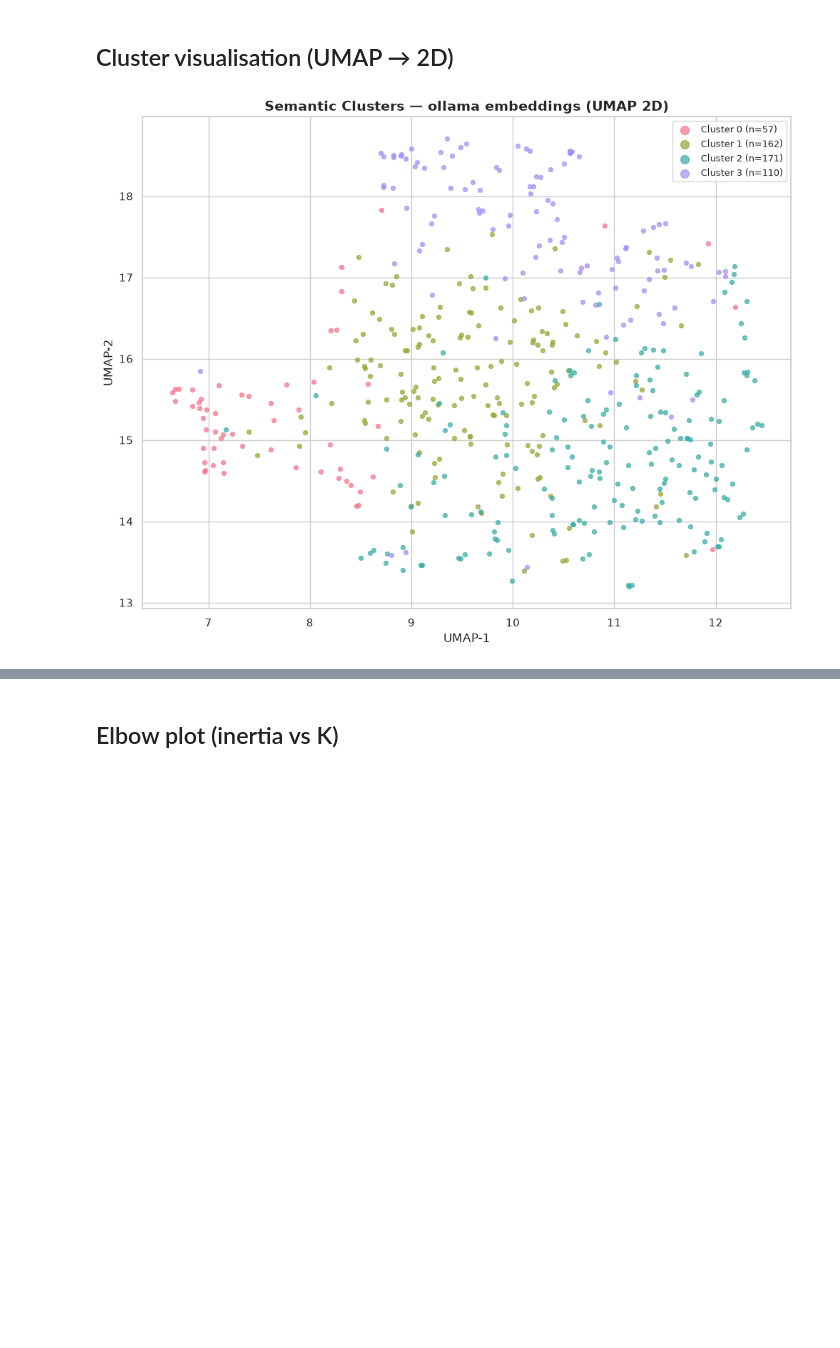
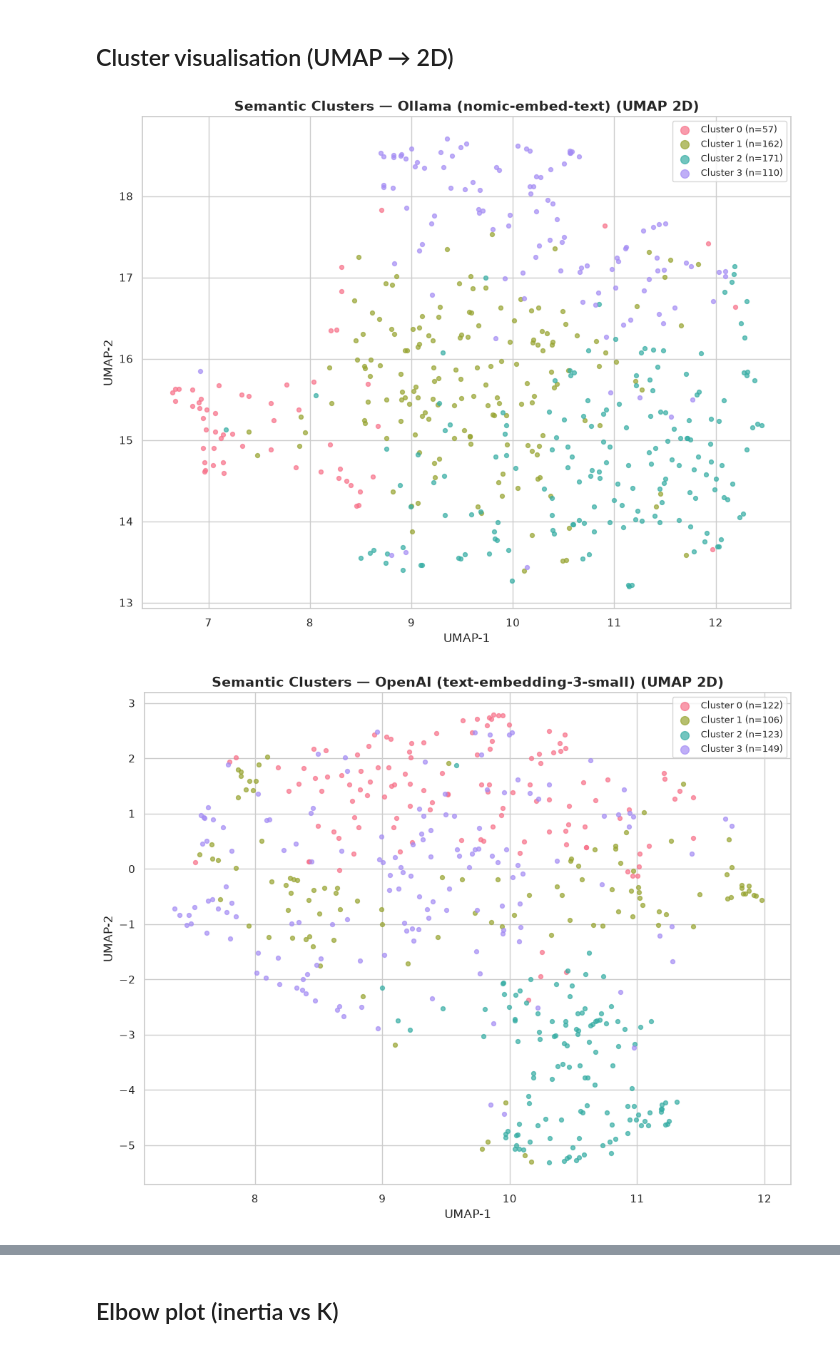
Before and after one commit to oliver-zehentleitner/a1-ai-expert-case-study, a Jupyter notebook: docs/_downloads/a9eaab869a15a0d1c828a647833dfce4/05_semantic_clustering.ipynb, the cells around one changed output, grey strips where cells are left out. Cells and saved outputs as stored; diff of their text form; code cells hidden in the pictures; blank space fills up the shorter version.

```diff
--- a/docs/_downloads/a9eaab869a15a0d1c828a647833dfce4/05_semantic_clustering.ipynb
+++ b/docs/_downloads/a9eaab869a15a0d1c828a647833dfce4/05_semantic_clustering.ipynb
@@ -102,5 +97,0 @@ Sample: 500 messages  (433 ham / 67 spam)
-# %%
-clusterer = SemanticClusterer(provider)   # n_clusters=None → auto K via silhouette
-result    = clusterer.fit(sample_texts, k_range=range(3, 12))
-
-print(result.summary())
@@ -108,0 +158,18 @@ print(result.summary())
+# %%
+# Provider comparison table
+import pandas as pd
+import numpy as np
+
+rows = []
+for pname, r in results.items():
+    sizes = [int(np.sum(r.labels == k)) for k in range(r.n_clusters)]
+    rows.append({
+        "Provider":    PROVIDER_LABELS[pname],
+        "k":           r.n_clusters,
+        "Silhouette":  round(r.silhouette, 3),
+        "Cluster sizes": str(sorted(sizes, reverse=True)),
+    })
+
+df_cmp = pd.DataFrame(rows).set_index("Provider")
+print("Provider comparison (same 500-message sample)\n")
+print(df_cmp.to_string())
@@ -109,13 +184,15 @@ print(result.summary())
 # %% [markdown]
 ## Cluster visualisation (UMAP → 2D)
 # %%
-fig = plot_clusters_2d(
-    result.embeddings_2d,
-    result.labels,
-    sample_texts,
-    title=f"Semantic Clusters — {PROVIDER} embeddings (UMAP 2D)",
-)
-display(fig)
-save_figure(fig, OUTPUTS / "05_semantic_clusters.png")
+for pname, r in results.items():
+    fig = plot_clusters_2d(
+        r.embeddings_2d,
+        r.labels,
+        sample_texts,
+        title=f"Semantic Clusters — {PROVIDER_LABELS[pname]} (UMAP 2D)",
+    )
+    display(fig)
+    save_figure(fig, OUTPUTS / f"05_semantic_clusters_{pname}.png")
 # %% [output]
-[figure, old version]
+[figure, new version]
+[figure, added]
```
Also changed, not shown: parts of 12 cells of this notebook, 28 other files.
